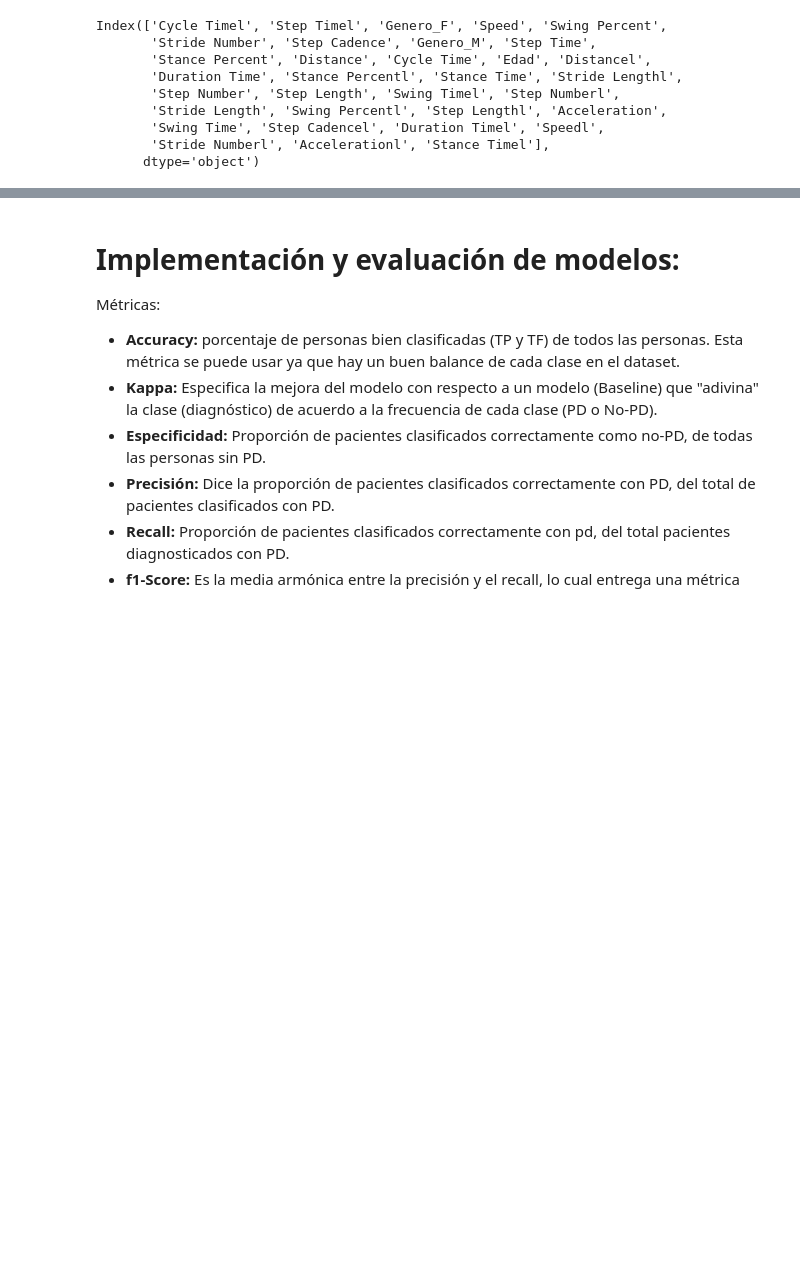
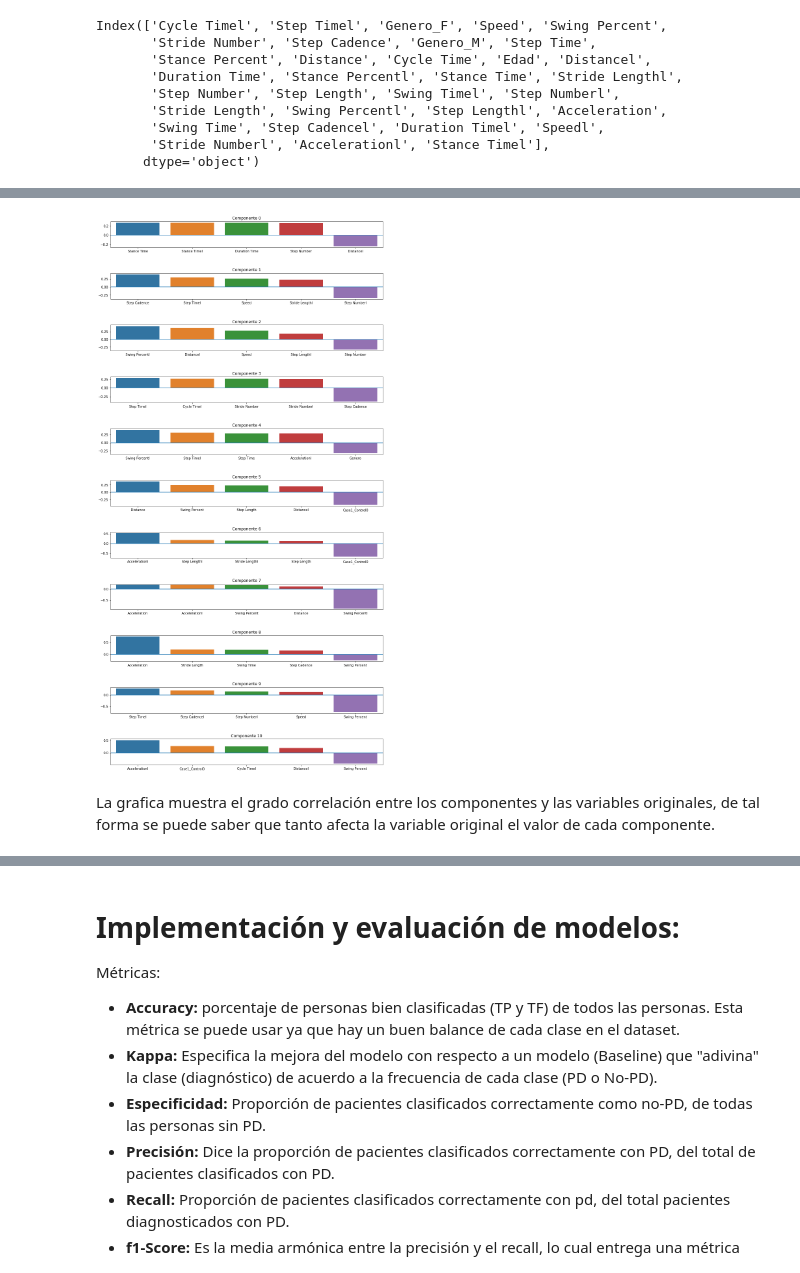
Before and after one commit to renardete/Analitica, a Jupyter notebook: Proyecto Final/1.EDA.ipynb, the cells around one changed output, grey strips where cells are left out. Saved outputs shown, nothing was run; the diff lists cells and outputs as text; code cells hidden in the pictures; blank space fills up the shorter version.

```diff
--- a/Proyecto Final/1.EDA.ipynb
+++ b/Proyecto Final/1.EDA.ipynb
@@ -375,0 +430,3 @@ std_x = preprocessing.scale(x)
+# %%
+components = pd.DataFrame(pca.components_, columns=data_clean.columns[data_clean.columns.isin(pk_var_num_uni)])
+components.head()
@@ -375,0 +441,20 @@ std_x = preprocessing.scale(x)
+# %%
+nVar_importance=4
+fig = plt.figure(figsize=(15,25))
+i = 1
+for pc in range(0,11):
+    ax = fig.add_subplot((len(pk_var_num_uni))+2,1,i)
+    y = -np.sort(-components.loc[pc,:])[:nVar_importance]
+    y = np.append(y,np.sort(components.loc[pc,:])[0])
+    x = data_clean.columns[-np.argsort(-components.loc[pc,:])[:nVar_importance]]
+    x = np.append(x,data_clean.columns[np.argsort(components.loc[pc,:])[0]])
+    sns.barplot(x=x, y=y, ax=ax)
+    ax.axhline(0)
+    plt.title("Componente %d" %pc)
+    plt.subplots_adjust(top=3)
+    plt.subplots_adjust(hspace=1)
+    i+=1
+# %% [output]
+[figure, added]
+# %% [markdown]
+La grafica muestra el grado correlación entre los componentes y las variables originales, de tal forma se puede saber que tanto afecta la variable original el valor de cada componente.
```
Also changed, not shown: parts of 18 cells of this notebook, 3 other files.
